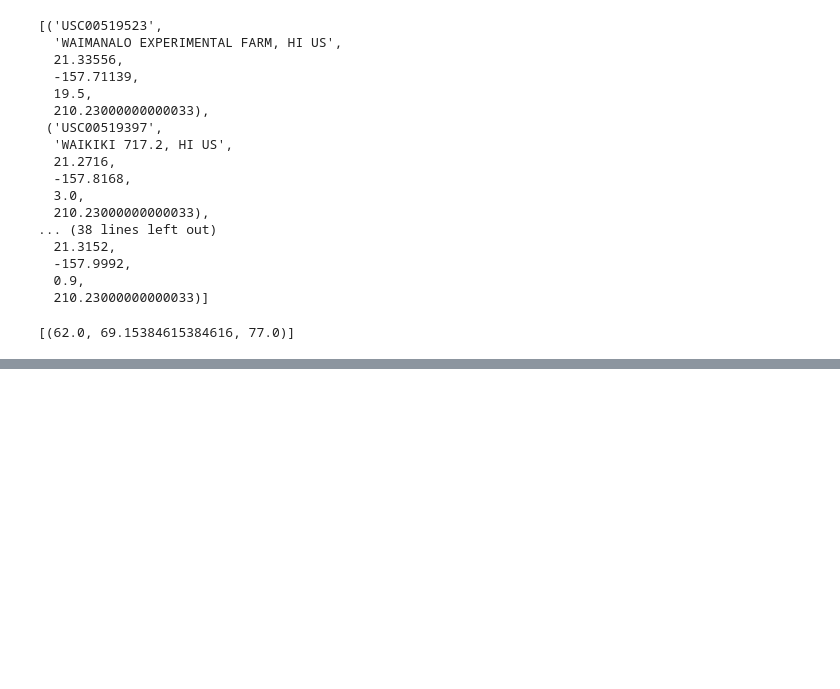
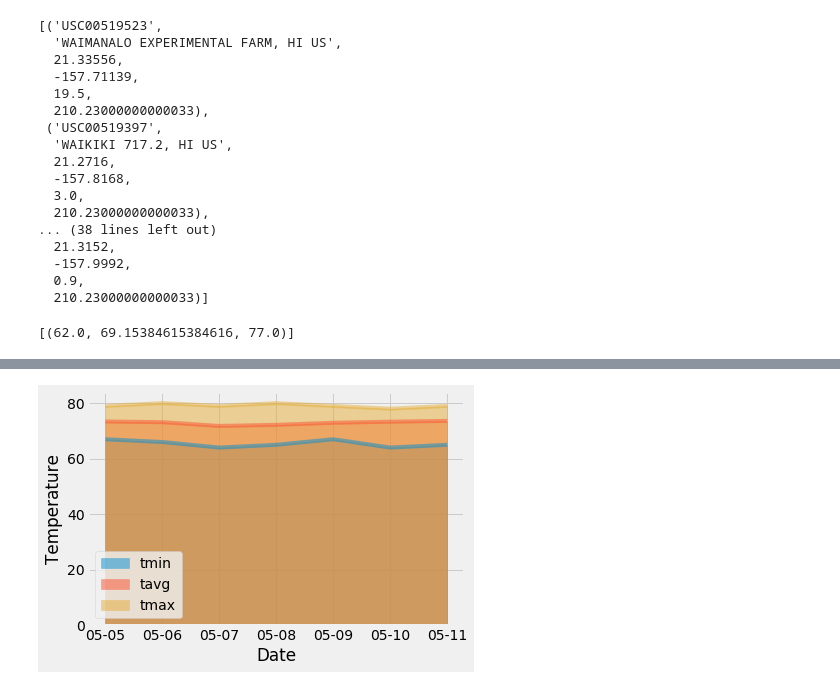
Before and after one commit to AGPalmer88/sqlalchemy-challenge, a Jupyter notebook: climate_analysis.ipynb, the cells around one changed output, grey strips where cells are left out. Drawn from its saved outputs; the diff is of its cells as text; code cells hidden in the pictures; blank space fills up the shorter version.

```diff
--- a/climate_analysis.ipynb
+++ b/climate_analysis.ipynb
@@ -393,13 +394,19 @@ daily_normals("01-01")
 
 # Set the start and end date of the trip
 #https://www.geeksforgeeks.org/python-pandas-date_range-method/
-daily_start = '2018-01-01'
-daily_end = '2018-01-07'
+daily_start = '2016-05-05'
+daily_end = '2016-05-11'
 
 # Use the start and end date to create a range of dates
 range_of_dates = pd.date_range(start=daily_start,  end=daily_end)
 range_of_dates
 # Stip off the year and save a list of %m-%d strings
+list_of_days = range_of_dates.strftime("%m-%d")
+list_of_days
+# Loop through the list of %m-%d strings and calculate the normals for each date
+normals=[]
+for date in list_of_days:
+    normals.append(*daily_normals(date))
 
-# Loop through the list of %m-%d strings and calculate the normals for each date
+normals
 # %% [output]
@@ -409,2 +420,6 @@ DatetimeIndex(['2018-01-01', '2018-01-02', '2018-01-03', '2018-01-04',
 # %%
 # Load the previous query results into a Pandas DataFrame and add the `trip_dates` range as the `date` index
+Daily_normal_df = pd.DataFrame(normals, columns = ['tmin', 'tavg', 'tmax'])
+Daily_normal_df['date'] = list_of_days
+Daily_normal_df = Daily_normal_df.set_index("date")
+Daily_normal_df
@@ -411,2 +436,8 @@ DatetimeIndex(['2018-01-01', '2018-01-02', '2018-01-03', '2018-01-04',
 # %%
 # Plot the daily normals as an area plot with `stacked=False`
+Daily_normal_df.plot.area(stacked=False)
+plt.xlabel('Date')
+plt.ylabel('Temperature')
+plt.show()
+# %% [output]
+[figure, added]
```
Also changed, not shown: parts of 3 cells of this notebook.
